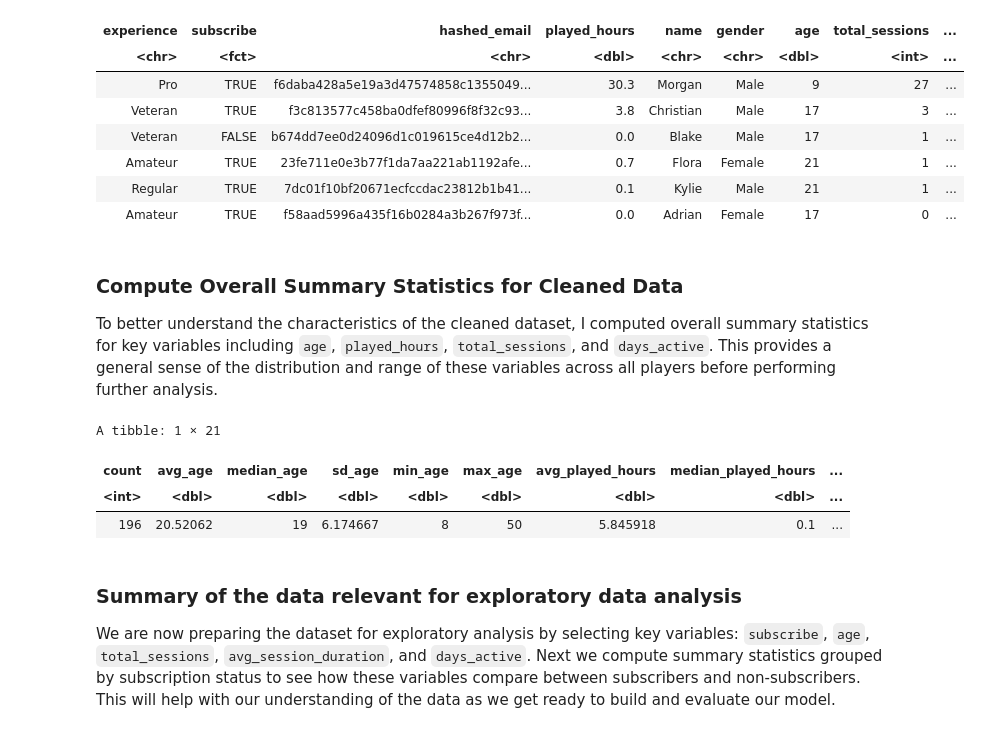
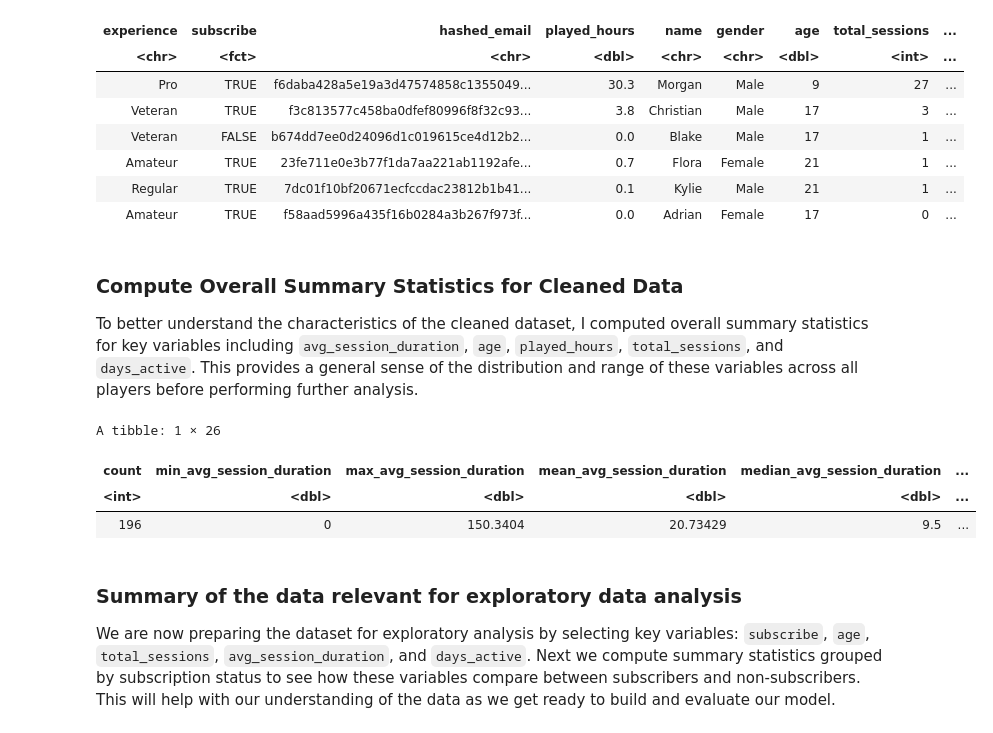
Before and after one commit to MitchellKehlerR/Minecraft_Final_Project, a Jupyter notebook: Minecraft_Project.ipynb, the cells around one changed output. Cells and saved outputs as stored; diff of their text form; code cells hidden in the pictures.

Commit message:
Added summary statistic to update avg_session_duration
Rough draft V2

```diff
--- a/Minecraft_Project.ipynb
+++ b/Minecraft_Project.ipynb
@@ -188,43 +190,49 @@ A tibble: 6 × 10
 # %% [markdown]
 ### Compute Overall Summary Statistics for Cleaned Data
 
-To better understand the characteristics of the cleaned dataset, I computed overall summary statistics for key variables including `age`, `played_hours`, `total_sessions`, and `days_active`. This provides a general sense of the distribution and range of these variables across all players before performing further analysis.
+To better understand the characteristics of the cleaned dataset, I computed overall summary statistics for key variables including `avg_session_duration`, `age`, `played_hours`, `total_sessions`, and `days_active`. This provides a general sense of the distribution and range of these variables across all players before performing further analysis.
 # %%
 # Compute overall summary statistics for cleaned data
 player_summary_overall <- player_summary |>
-    summarise(count = n(),
+  summarise(count = n(),
+
+    min_avg_session_duration = min(avg_session_duration, na.rm = TRUE),
+    max_avg_session_duration = max(avg_session_duration, na.rm = TRUE),
+    mean_avg_session_duration = mean(avg_session_duration, na.rm = TRUE),
+    median_avg_session_duration = median(avg_session_duration, na.rm = TRUE),
+    sd_avg_session_duration = sd(avg_session_duration, na.rm = TRUE),
 
     avg_age = mean(age, na.rm = TRUE),
     median_age = median(age, na.rm = TRUE),
     sd_age = sd(age, na.rm = TRUE),
     min_age = min(age, na.rm = TRUE),
     max_age = max(age, na.rm = TRUE),
 
     avg_played_hours = mean(played_hours, na.rm = TRUE),
     median_played_hours = median(played_hours, na.rm = TRUE),
     sd_played_hours = sd(played_hours, na.rm = TRUE),
     min_played_hours = min(played_hours, na.rm = TRUE),
     max_played_hours = max(played_hours, na.rm = TRUE),
 
     avg_total_sessions = mean(total_sessions),
     median_total_sessions = median(total_sessions),
     sd_total_sessions = sd(total_sessions),
     min_total_sessions = min(total_sessions),
     max_total_sessions = max(total_sessions),
 
     avg_days_active = mean(days_active),
     median_days_active = median(days_active),
     sd_days_active = sd(days_active),
     min_days_active = min(days_active),
-    max_days_active = max(days_active),
-  )
+    max_days_active = max(days_active)
+    )
 
 player_summary_overall
 # %% [output]
-A tibble: 1 × 21
+A tibble: 1 × 26
-| count | avg_age | median_age | sd_age | min_age | max_age | avg_played_hours | median_played_hours | ... |
-| <int> | <dbl> | <dbl> | <dbl> | <dbl> | <dbl> | <dbl> | <dbl> | ... |
-| 196 | 20.52062 | 19 | 6.174667 | 8 | 50 | 5.845918 | 0.1 | ... |
+| count | min_avg_session_duration | max_avg_session_duration | mean_avg_session_duration | median_avg_session_duration | ... |
+| <int> | <dbl> | <dbl> | <dbl> | <dbl> | ... |
+| 196 | 0 | 150.3404 | 20.73429 | 9.5 | ... |
 # %% [markdown]
 ### Summary of the data relevant for exploratory data analysis
 
```
Also changed, not shown: parts of 5 cells of this notebook.
